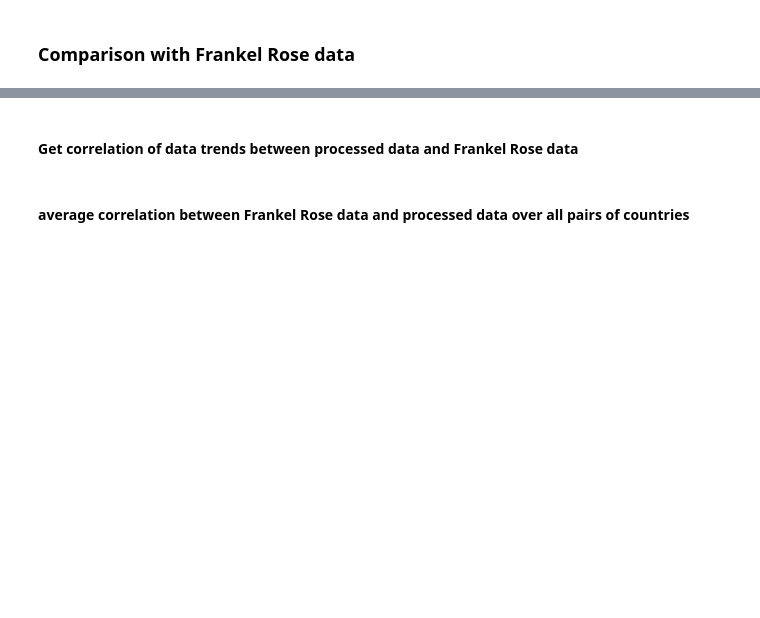
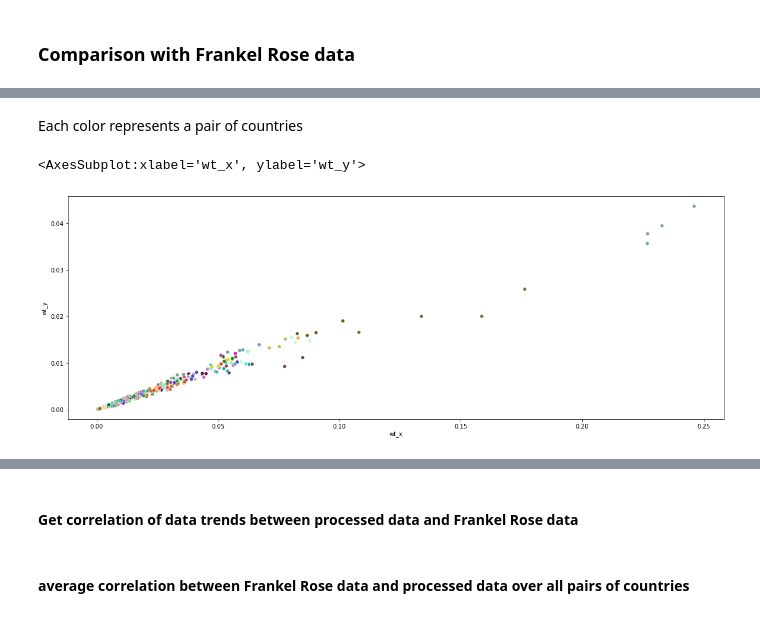
Before and after one commit to graffv/Statapp-Macroeconomie, a Jupyter notebook: Frankel Rose reproduction Data processing.ipynb, the cells around one changed output, grey strips where cells are left out. Cells and saved outputs as stored; diff of their text form; code cells hidden in the pictures; blank space fills up the shorter version.

```diff
--- a/Frankel Rose reproduction Data processing.ipynb
+++ b/Frankel Rose reproduction Data processing.ipynb
@@ -271,3 +291,7 @@ FR_data.head()
 | 2 | 3 | UnitedStates | UnitedKingdom | 0.489485 | 0.380340 | 0.731714 | 0.537802 | 0.793406 | 0.608886 | 0.812848 | 0.733142 | ... |
 | 3 | 4 | UnitedStates | UnitedKingdom | 0.735773 | 0.690864 | 0.795698 | 0.797915 | 0.739944 | 0.915494 | 0.603760 | 0.659663 | ... |
 | 4 | 1 | UnitedStates | Austria | 0.536507 | -0.407823 | -0.673405 | -0.547397 | -0.352058 | -0.579379 | -0.870111 | -0.309694 | ... |
+# %%
+df_compare = pd.merge(FR_data[["period", "country_1", "country_2", "wx", "wm", "wt"]], dy_df, on=["period", "country_1", "country_2"])
+
+df_compare["pairs"] = df_compare["country_1"] + "-" + df_compare["country_2"]
@@ -273,0 +307,14 @@ FR_data.head()
+# %%
+dict_map_colors = dict()
+n = df_compare["pairs"].unique().shape[0]
+
+for pair in df_compare["pairs"].unique():
+    a, b, c = np.random.random(1)[0], np.random.random(1)[0], np.random.random(1)[0]
+    dict_map_colors[pair] = (a, b, c)
+# %% [markdown]
+Each color represents a pair of countries
+# %%
+sns.scatterplot(data=df_compare, x="wt_x", y="wt_y", c=df_compare["pairs"].map(dict_map_colors))
+# %% [output]
+<AxesSubplot:xlabel='wt_x', ylabel='wt_y'>
+[figure, added]
```
Also changed, not shown: parts of 24 cells of this notebook.
